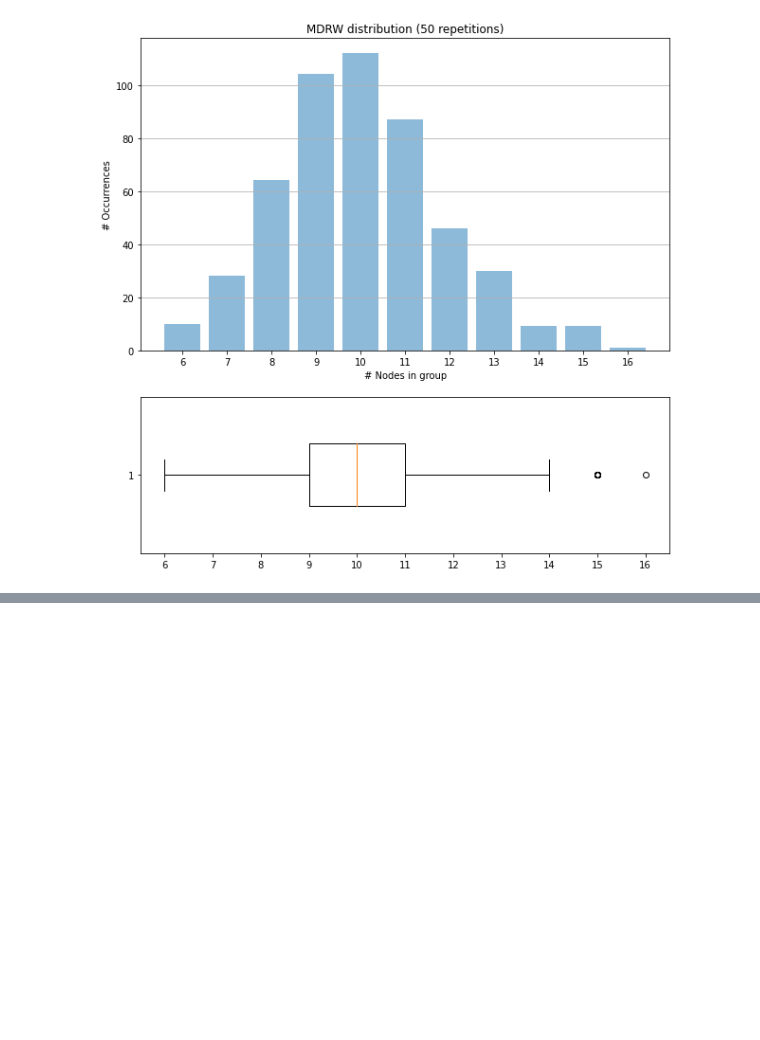
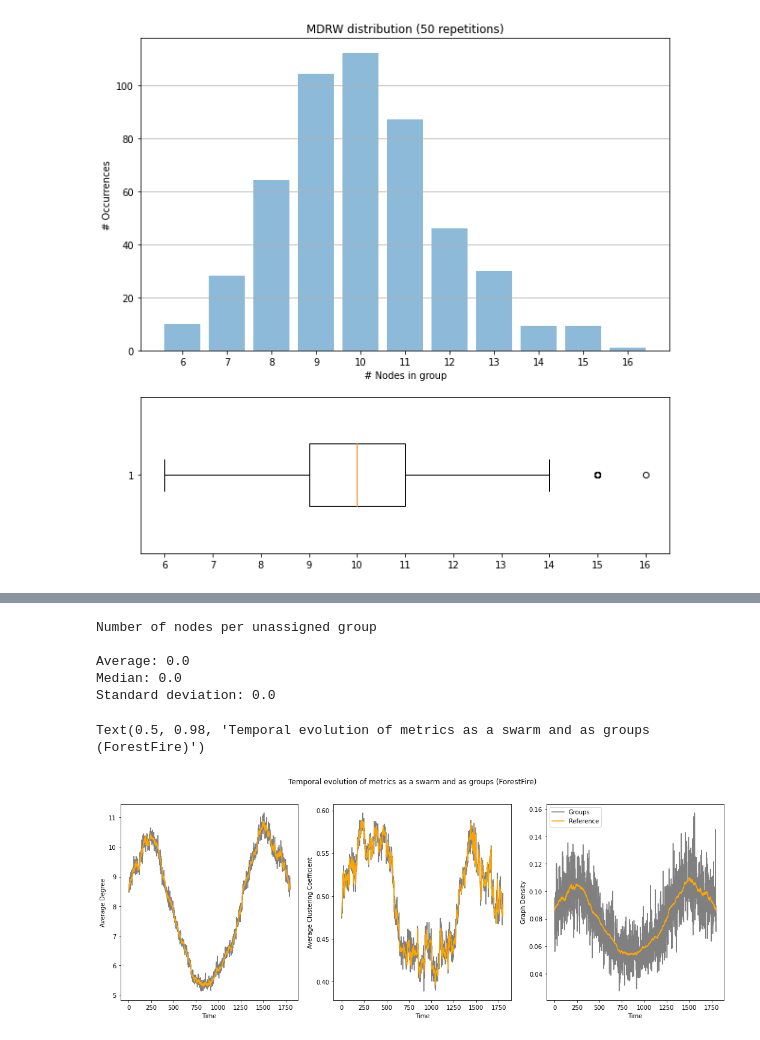
Before and after one commit to eakopyan/SwarmPy_Simulator, a Jupyter notebook: src/network_mining.ipynb, the cells around one changed output, grey strips where cells are left out. Drawn from its saved outputs; the diff is of its cells as text; code cells hidden in the pictures; blank space fills up the shorter version.

Commit message:
Added ForestFire

```diff
--- a/src/network_mining.ipynb
+++ b/src/network_mining.ipynb
@@ -957,0 +912,18 @@ for node in swarm.nodes:
+# %%
+# Reference temporal evolution: Average Degree, Graph Density, Average Clustering Coefficient
+ref_ad, ref_gd, ref_acc = [], [], []
+
+for t,swarm in swarm_topo.items():
+    ref_ad.append(np.mean(swarm.degree()))
+    ref_gd.append(graph_density(swarm))
+    ref_acc.append(np.mean(swarm.cluster_coef()))
+
+# Group temporal evolution: Average Degree, Graph Density, Average Clustering Coefficient
+group_ad, group_gd, group_acc = [], [], []
+
+for t,swarms in group_swarms_ff.items():
+    group_ad.append(np.mean([np.mean(sw.degree()) for sw in swarms]))
+    group_gd.append(np.mean([graph_density(sw) for sw in swarms]))
+    group_acc.append(np.mean([np.mean(sw.cluster_coef()) for sw in swarms]))
+
+len(ref_ad) == len(group_ad)
@@ -957,0 +985,41 @@ for node in swarm.nodes:
+# %%
+data = groups_ff[0][-1] # Dict(comm_id:list(count))
+
+print('Number of nodes per unassigned group\n')
+print('Average:', np.mean(data))
+print('Median:', np.median(data))
+print('Standard deviation:', np.std(data))
+# %% [output]
+Number of nodes per unassigned group
+
+Average: 0.0
+Median: 0.0
+Standard deviation: 0.0
+# %%
+# Plot the group/reference evolution
+fig,axes = plt.subplots(ncols=3, figsize=(18,6))
+idx = np.arange(len(ref_ad))
+
+ax = axes[0]
+ax.plot(idx, group_ad, c='gray')
+ax.plot(idx, ref_ad, c='orange')
+ax.set_xlabel('Time')
+ax.set_ylabel('Average Degree')
+
+ax = axes[1]
+ax.plot(idx, group_acc, c='gray')
+ax.plot(idx, ref_acc, c='orange')
+ax.set_xlabel('Time')
+ax.set_ylabel('Average Clustering Coefficient')
+
+ax = axes[2]
+ax.plot(idx, group_gd, c='gray')
+ax.plot(idx, ref_gd, c='orange')
+ax.set_xlabel('Time')
+ax.set_ylabel('Graph Density')
+ax.legend(['Groups','Reference'])
+
+plt.suptitle('Temporal evolution of metrics as a swarm and as groups (ForestFire)')
+# %% [output]
+Text(0.5, 0.98, 'Temporal evolution of metrics as a swarm and as groups (ForestFire)')
+[figure, added]
```
Also changed, not shown: parts of 18 cells of this notebook.
